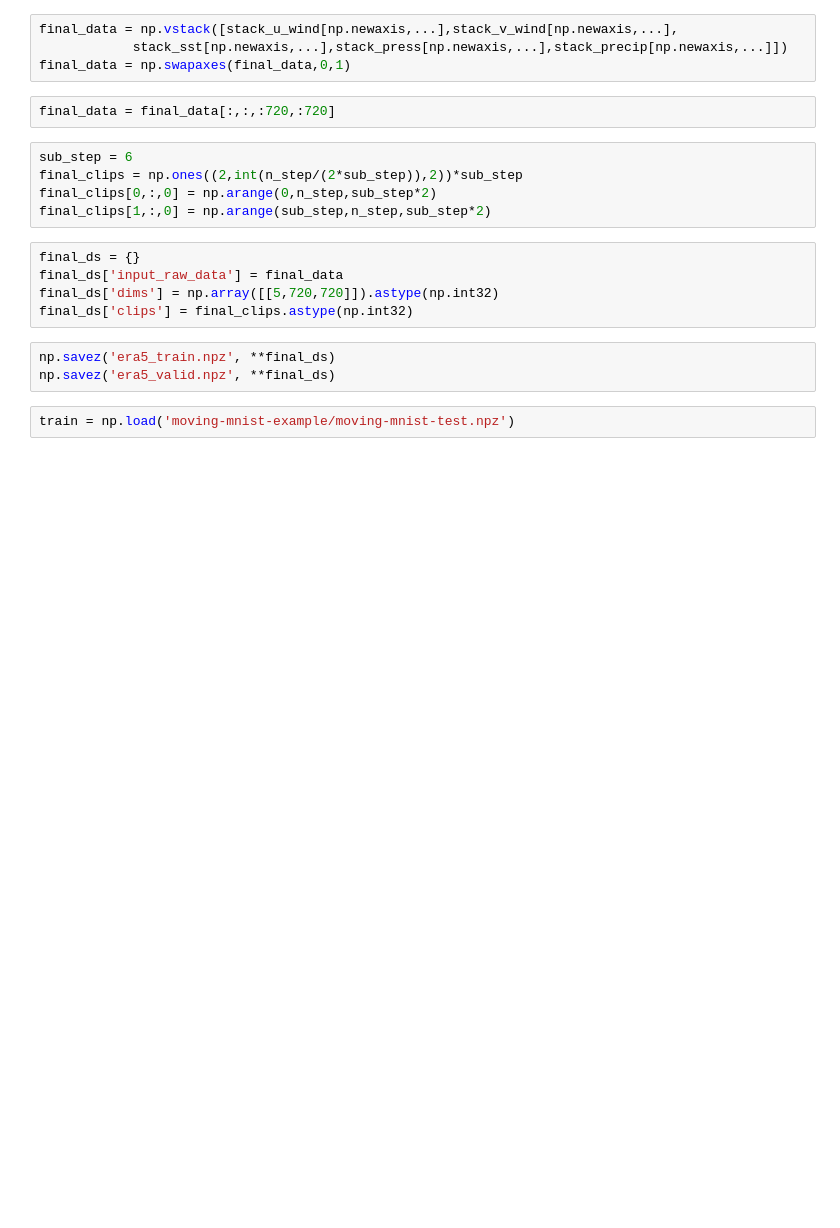
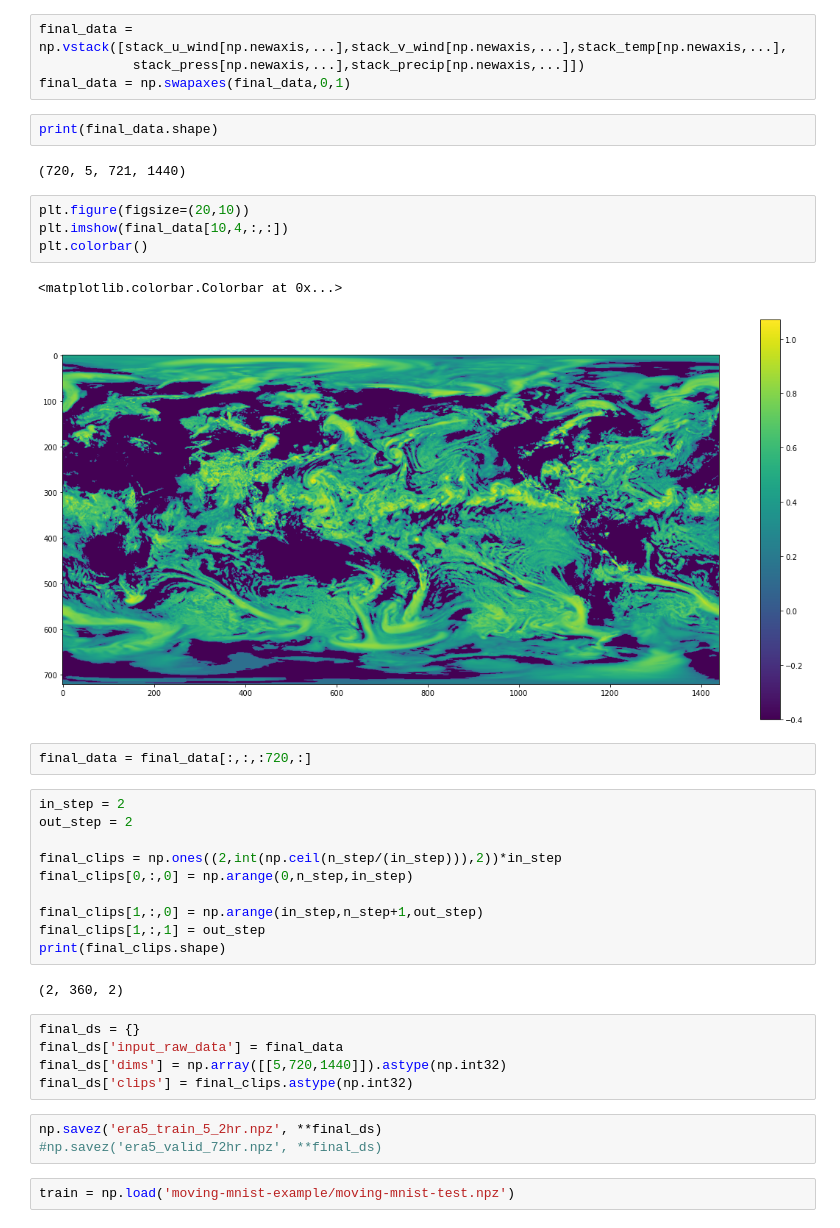
Before and after one commit to hoangtv1899/ERA5_PredRNN, a Jupyter notebook: er5_processing.ipynb, the cells around one changed output. Saved outputs shown, nothing was run; the diff lists cells and outputs as text; blank space fills up the shorter version.

```diff
--- a/er5_processing.ipynb
+++ b/er5_processing.ipynb
@@ -63,21 +95,39 @@ stack_precip = np.vstack(precip_arr)
 # %%
-final_data = np.vstack([stack_u_wind[np.newaxis,...],stack_v_wind[np.newaxis,...],
-            stack_sst[np.newaxis,...],stack_press[np.newaxis,...],stack_precip[np.newaxis,...]])
+final_data = np.vstack([stack_u_wind[np.newaxis,...],stack_v_wind[np.newaxis,...],stack_temp[np.newaxis,...],
+            stack_press[np.newaxis,...],stack_precip[np.newaxis,...]])
 final_data = np.swapaxes(final_data,0,1)
+# %%
+print(final_data.shape)
+# %% [output]
+(720, 5, 721, 1440)
+# %%
+plt.figure(figsize=(20,10))
+plt.imshow(final_data[10,4,:,:])
+plt.colorbar()
+# %% [output]
+<matplotlib.colorbar.Colorbar at 0x...>
+[figure, added]
 # %%
-final_data = final_data[:,:,:720,:720]
+final_data = final_data[:,:,:720,:]
 # %%
-sub_step = 6
-final_clips = np.ones((2,int(n_step/(2*sub_step)),2))*sub_step
-final_clips[0,:,0] = np.arange(0,n_step,sub_step*2)
-final_clips[1,:,0] = np.arange(sub_step,n_step,sub_step*2)
+in_step = 2
+out_step = 2
+
+final_clips = np.ones((2,int(np.ceil(n_step/(in_step))),2))*in_step
+final_clips[0,:,0] = np.arange(0,n_step,in_step)
+
+final_clips[1,:,0] = np.arange(in_step,n_step+1,out_step)
+final_clips[1,:,1] = out_step
+print(final_clips.shape)
+# %% [output]
+(2, 360, 2)
 # %%
 final_ds = {}
 final_ds['input_raw_data'] = final_data
-final_ds['dims'] = np.array([[5,720,720]]).astype(np.int32)
+final_ds['dims'] = np.array([[5,720,1440]]).astype(np.int32)
 final_ds['clips'] = final_clips.astype(np.int32)
 # %%
-np.savez('era5_train.npz', **final_ds)
-np.savez('era5_valid.npz', **final_ds)
+np.savez('era5_train_5_2hr.npz', **final_ds)
+#np.savez('era5_valid_72hr.npz', **final_ds)
 # %%
 train = np.load('moving-mnist-example/moving-mnist-test.npz')
```
Also changed, not shown: parts of 16 cells of this notebook, 6 other files.
